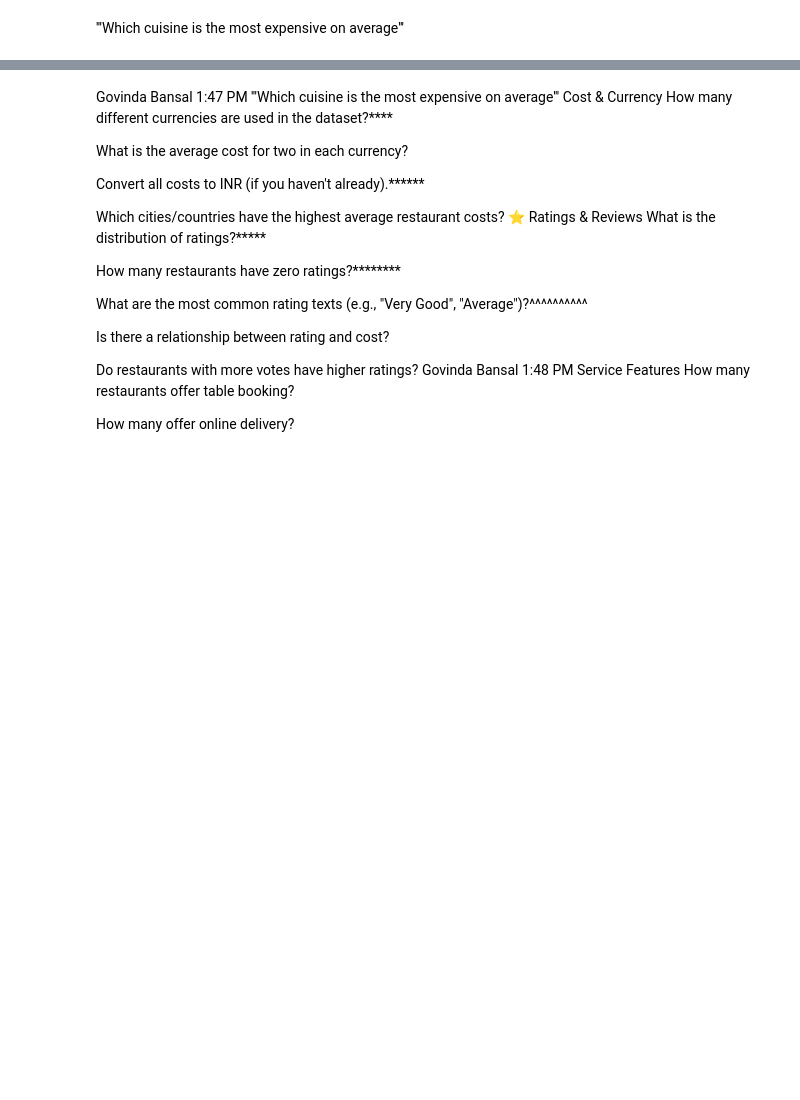
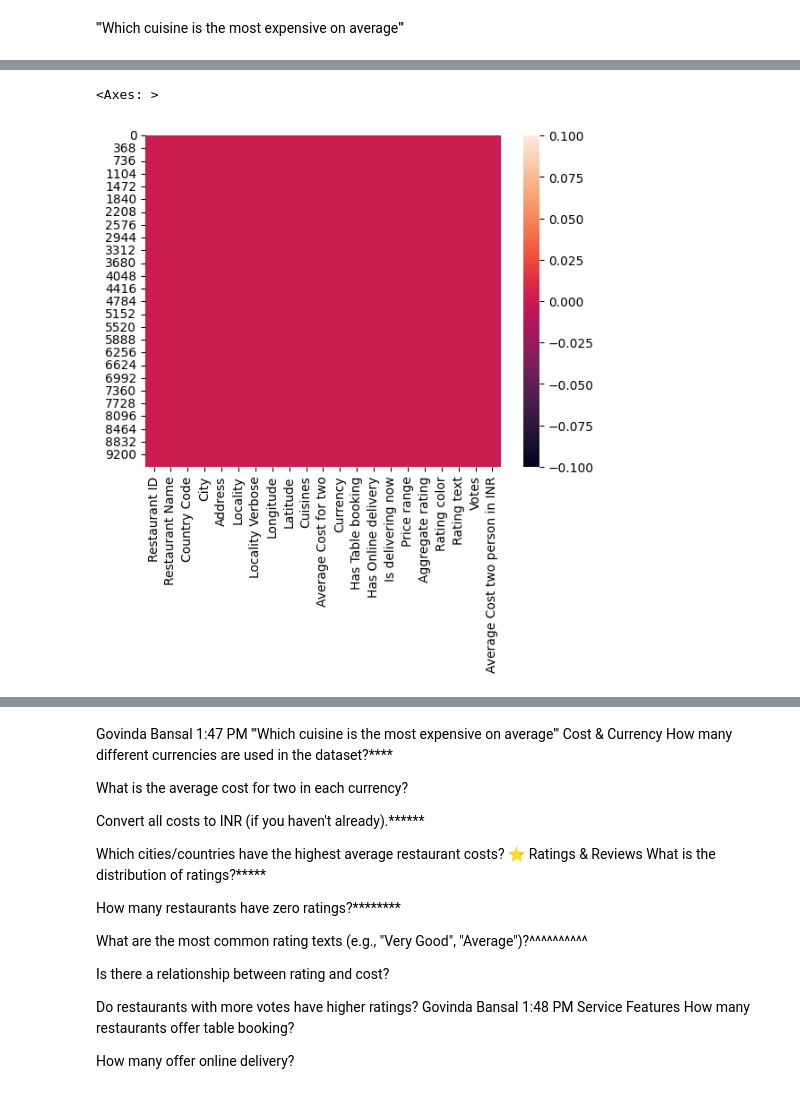
Before and after one commit to hemant087/30Days_EDA, a Jupyter notebook: 4Day Zomato/dataset/Untitled1.ipynb, the cells around one changed output, grey strips where cells are left out. Drawn from its saved outputs; the diff is of its cells as text; code cells hidden in the pictures; blank space fills up the shorter version.

```diff
--- a/4Day Zomato/dataset/Untitled1.ipynb
+++ b/4Day Zomato/dataset/Untitled1.ipynb
@@ -914,0 +698,5 @@ Name: City, dtype: int64
+# %%
+sns.heatmap(data=df.isnull())
+# %% [output]
+<Axes: >
+[figure, added]
```
Also changed, not shown: parts of 28 cells of this notebook, 2 other files.
